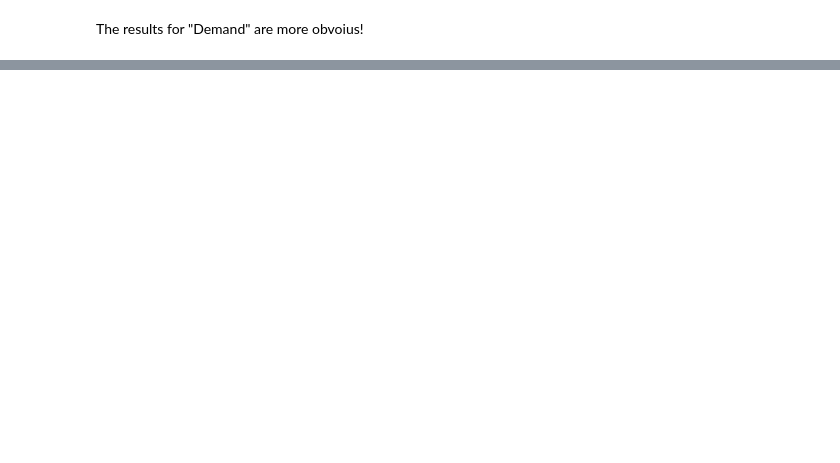
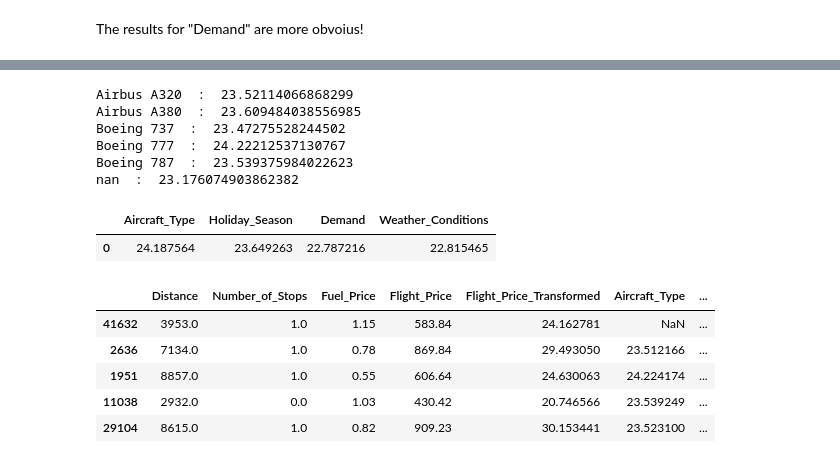
Before and after one commit to ahmCoding/DataUnderstanding, a Jupyter notebook: Plynomial_Regression.ipynb, the cells around one changed output, grey strips where cells are left out. Saved outputs shown, nothing was run; the diff lists cells and outputs as text; code cells hidden in the pictures; blank space fills up the shorter version.

```diff
--- a/Plynomial_Regression.ipynb
+++ b/Plynomial_Regression.ipynb
@@ -592,0 +694,42 @@ The results for "Demand" are more obvoius!
+# %%
+from sklearn.preprocessing import TargetEncoder
+enc_auto = TargetEncoder(target_type='continuous',smooth="auto")
+aircraft_encoded=enc_auto.fit_transform(df_v1.Aircraft_Type.to_numpy().reshape(-1,1),df_v1.Flight_Price_Transformed)
+# enpack the values
+for category, encoded_value in zip(*enc_auto.categories_,*enc_auto.encodings_):
+    print(category ," : ",encoded_value)
+# %% [output]
+Airbus A320  :  23.52114066868299
+Airbus A380  :  23.609484038556985
+Boeing 737  :  23.47275528244502
+Boeing 777  :  24.22212537130767
+Boeing 787  :  23.539375984022623
+nan  :  23.176074903862382
+# %%
+columns_to_encode=['Aircraft_Type','Holiday_Season','Demand','Weather_Conditions']
+features=df_v1[columns_to_encode]
+y=df_v1['Flight_Price_Transformed']
+te= TargetEncoder(target_type='continuous',smooth="auto")
+X_trans = te.fit_transform(features, y)
+features_encoded = pd.DataFrame(X_trans, columns = features.columns)
+# %%
+features_encoded.head(1)
+# %% [output]
+|  | Aircraft_Type | Holiday_Season | Demand | Weather_Conditions |
+| 0 | 24.187564 | 23.649263 | 22.787216 | 22.815465 |
+# %%
+# ok jetzt ein neues Dataframe mit den neuen Columns erzeugten!
+# drop all of categorical columns + (passagier_count and Duration)
+cols_to_drop=list(df_v1.select_dtypes(include='object').columns)
+cols_to_drop.extend(['Duration','Passenger_Count'])
+df_enc1=df_v1.drop(cols_to_drop,axis=1)
+# add new columns
+df_enc1=pd.concat([df_enc1,features_encoded],axis=1)
+df_enc1.head()
+# %% [output]
+|  | Distance | Number_of_Stops | Fuel_Price | Flight_Price | Flight_Price_Transformed | Aircraft_Type | ... |
+| 41632 | 3953.0 | 1.0 | 1.15 | 583.84 | 24.162781 | NaN | ... |
+| 2636 | 7134.0 | 1.0 | 0.78 | 869.84 | 29.493050 | 23.512166 | ... |
+| 1951 | 8857.0 | 1.0 | 0.55 | 606.64 | 24.630063 | 24.224174 | ... |
+| 11038 | 2932.0 | 0.0 | 1.03 | 430.42 | 20.746566 | 23.539249 | ... |
+| 29104 | 8615.0 | 1.0 | 0.82 | 909.23 | 30.153441 | 23.523100 | ... |
```
Also changed, not shown: parts of 60 cells of this notebook.
